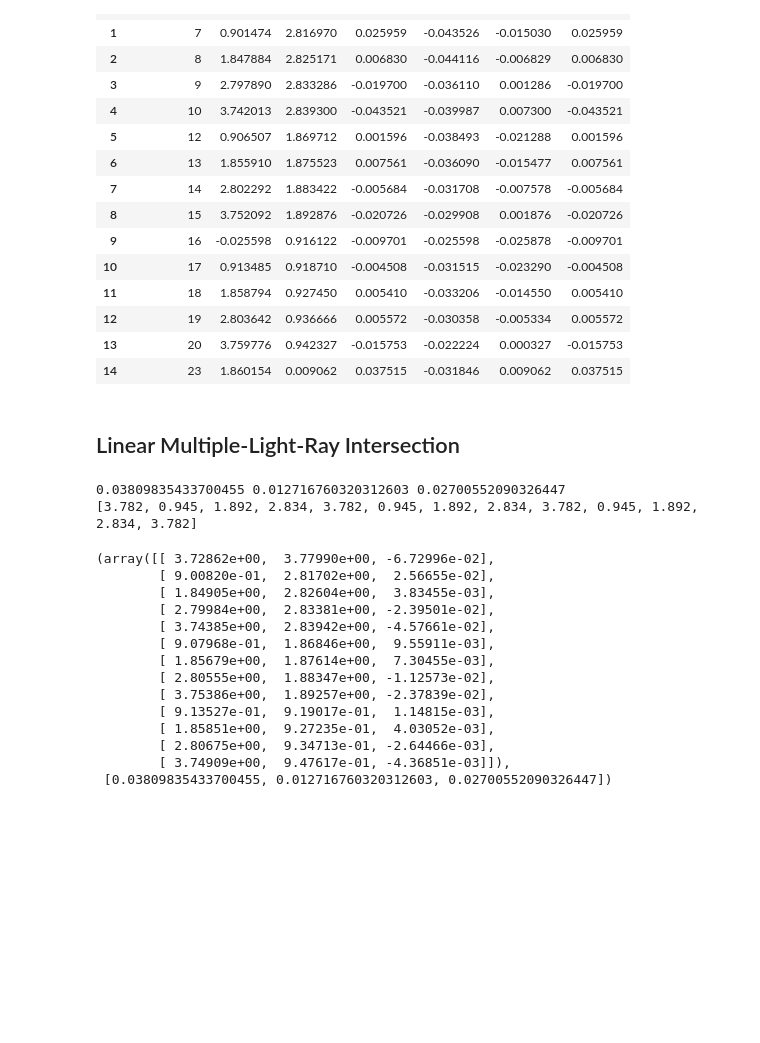
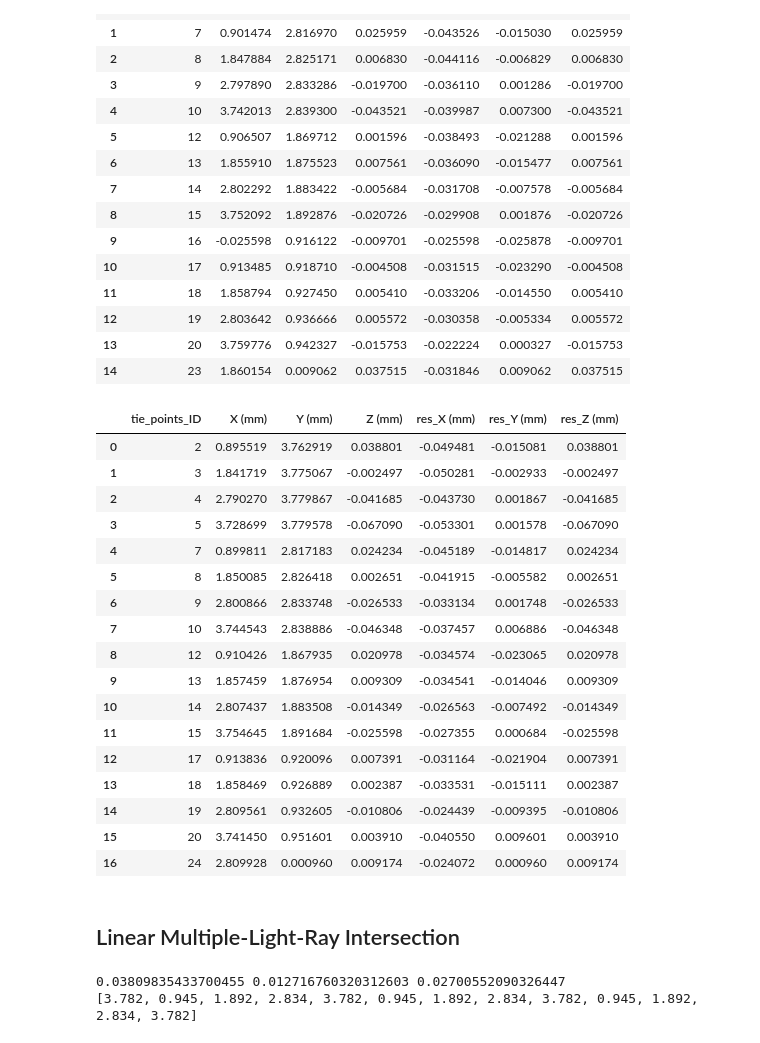
Before and after one commit to Enderrrr-TW/Purdue_every_life, a Jupyter notebook: photogrammetry/linear_approaches_for_photogrammetric_intersection.ipynb, the cells around one changed output. Cells and saved outputs as stored; diff of their text form; code cells hidden in the pictures; blank space fills up the shorter version.

```diff
--- a/photogrammetry/linear_approaches_for_photogrammetric_intersection.ipynb
+++ b/photogrammetry/linear_approaches_for_photogrammetric_intersection.ipynb
@@ -231,6 +231,36 @@ df_set1
 | 12 | 19 | 2.803642 | 0.936666 | 0.005572 | -0.030358 | -0.005334 | 0.005572 |
 | 13 | 20 | 3.759776 | 0.942327 | -0.015753 | -0.022224 | 0.000327 | -0.015753 |
 | 14 | 23 | 1.860154 | 0.009062 | 0.037515 | -0.031846 | 0.009062 | 0.037515 |
+# %%
+df_set2={}
+df_set2['tie_points_ID']=tie_points_ID_set2
+df_set2['X (mm)']=XYZ_hat_set2[:,0]
+df_set2['Y (mm)']=XYZ_hat_set2[:,1]
+df_set2['Z (mm)']=XYZ_hat_set2[:,2]
+df_set2['res_X (mm)']=residue_set2[0]
+df_set2['res_Y (mm)']=residue_set2[1]
+df_set2['res_Z (mm)']=residue_set2[2]
+df_set2=pd.DataFrame(df_set2)
+df_set2
+# %% [output]
+|  | tie_points_ID | X (mm) | Y (mm) | Z (mm) | res_X (mm) | res_Y (mm) | res_Z (mm) |
+| 0 | 2 | 0.895519 | 3.762919 | 0.038801 | -0.049481 | -0.015081 | 0.038801 |
+| 1 | 3 | 1.841719 | 3.775067 | -0.002497 | -0.050281 | -0.002933 | -0.002497 |
+| 2 | 4 | 2.790270 | 3.779867 | -0.041685 | -0.043730 | 0.001867 | -0.041685 |
+| 3 | 5 | 3.728699 | 3.779578 | -0.067090 | -0.053301 | 0.001578 | -0.067090 |
+| 4 | 7 | 0.899811 | 2.817183 | 0.024234 | -0.045189 | -0.014817 | 0.024234 |
+| 5 | 8 | 1.850085 | 2.826418 | 0.002651 | -0.041915 | -0.005582 | 0.002651 |
+| 6 | 9 | 2.800866 | 2.833748 | -0.026533 | -0.033134 | 0.001748 | -0.026533 |
+| 7 | 10 | 3.744543 | 2.838886 | -0.046348 | -0.037457 | 0.006886 | -0.046348 |
+| 8 | 12 | 0.910426 | 1.867935 | 0.020978 | -0.034574 | -0.023065 | 0.020978 |
+| 9 | 13 | 1.857459 | 1.876954 | 0.009309 | -0.034541 | -0.014046 | 0.009309 |
+| 10 | 14 | 2.807437 | 1.883508 | -0.014349 | -0.026563 | -0.007492 | -0.014349 |
+| 11 | 15 | 3.754645 | 1.891684 | -0.025598 | -0.027355 | 0.000684 | -0.025598 |
+| 12 | 17 | 0.913836 | 0.920096 | 0.007391 | -0.031164 | -0.021904 | 0.007391 |
+| 13 | 18 | 1.858469 | 0.926889 | 0.002387 | -0.033531 | -0.015111 | 0.002387 |
+| 14 | 19 | 2.809561 | 0.932605 | -0.010806 | -0.024439 | -0.009395 | -0.010806 |
+| 15 | 20 | 3.741450 | 0.951601 | 0.003910 | -0.040550 | 0.009601 | 0.003910 |
+| 16 | 24 | 2.809928 | 0.000960 | 0.009174 | -0.024072 | 0.000960 | 0.009174 |
 # %% [markdown]
 ## Linear Multiple-Light-Ray Intersection
 # %%
@@ -306,6 +336,7 @@ def Multiple_light_ray_intersection(EOPs_A,EOPs_B,EOPs_C,EOPs_D,xy_img_A,xy_img_
     dx=XYZ_hat[:,0]-X_gcp_subset
     dy=XYZ_hat[:,1]-Y_gcp_subset
     dz=XYZ_hat[:,2]-Z_gcp_subset
+    residue=[dx,dy,dz]
     # The following lines compute RMSE
     RMSE_x=np.sqrt(np.sum(dx**2)/(len(tie_points_ID)-1))
     RMSE_y=np.sqrt(np.sum(dy**2)/(len(tie_points_ID)-1))
@@ -313,24 +344,10 @@ def Multiple_light_ray_intersection(EOPs_A,EOPs_B,EOPs_C,EOPs_D,xy_img_A,xy_img_
     RMSE_xyz=[RMSE_x,RMSE_y,RMSE_z]
     print(RMSE_x,RMSE_y,RMSE_z)
     print(X_gcp_subset)
-    return XYZ_hat, RMSE_xyz
+    return XYZ_hat, RMSE_xyz,tie_points_ID,residue
 
 
-Multiple_light_ray_intersection(EOPs_04,EOPs_05,EOPs_11,EOPs_12,xy_img_04,xy_img_05,xy_img_11,xy_img_12,X_gcp,Y_gcp,Z_gcp)
+XYZ_hat, RMSE_xyz,tie_points_ID,residue=Multiple_light_ray_intersection(EOPs_04,EOPs_05,EOPs_11,EOPs_12,xy_img_04,xy_img_05,xy_img_11,xy_img_12,X_gcp,Y_gcp,Z_gcp)
 # %% [output]
 0.03809835433700455 0.012716760320312603 0.02700552090326447
 [3.782, 0.945, 1.892, 2.834, 3.782, 0.945, 1.892, 2.834, 3.782, 0.945, 1.892, 2.834, 3.782]
-(array([[ 3.72862e+00,  3.77990e+00, -6.72996e-02],
-        [ 9.00820e-01,  2.81702e+00,  2.56655e-02],
-        [ 1.84905e+00,  2.82604e+00,  3.83455e-03],
-        [ 2.79984e+00,  2.83381e+00, -2.39501e-02],
-        [ 3.74385e+00,  2.83942e+00, -4.57661e-02],
-        [ 9.07968e-01,  1.86846e+00,  9.55911e-03],
-        [ 1.85679e+00,  1.87614e+00,  7.30455e-03],
-        [ 2.80555e+00,  1.88347e+00, -1.12573e-02],
-        [ 3.75386e+00,  1.89257e+00, -2.37839e-02],
-        [ 9.13527e-01,  9.19017e-01,  1.14815e-03],
-        [ 1.85851e+00,  9.27235e-01,  4.03052e-03],
-        [ 2.80675e+00,  9.34713e-01, -2.64466e-03],
-        [ 3.74909e+00,  9.47617e-01, -4.36851e-03]]),
- [0.03809835433700455, 0.012716760320312603, 0.02700552090326447])
```
Also changed, not shown: parts of 6 cells of this notebook.
